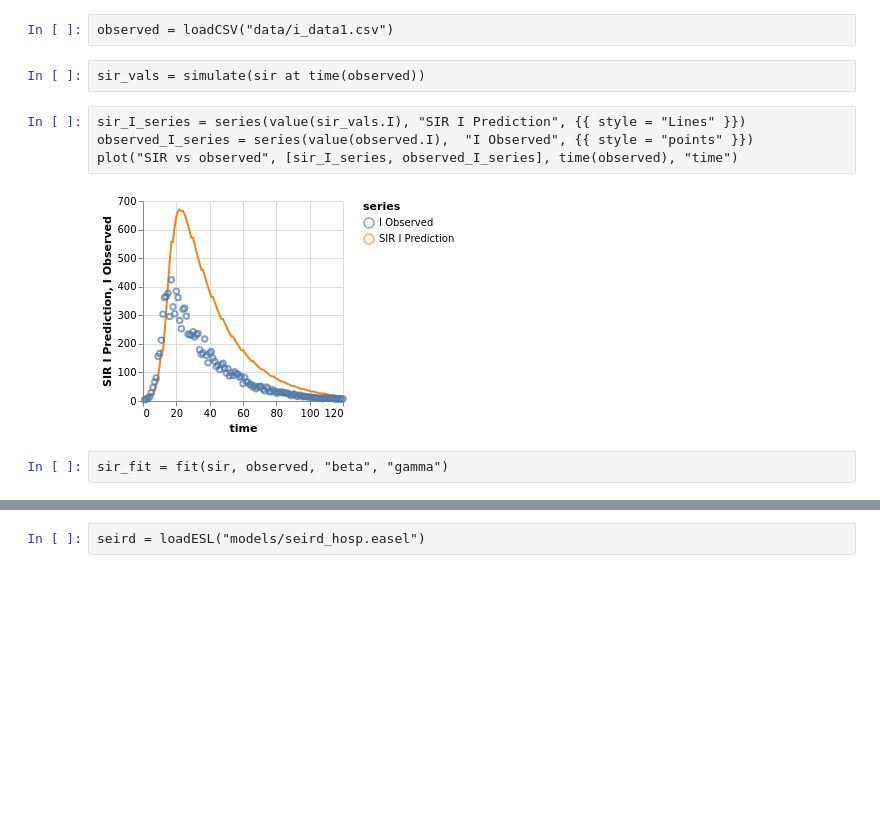
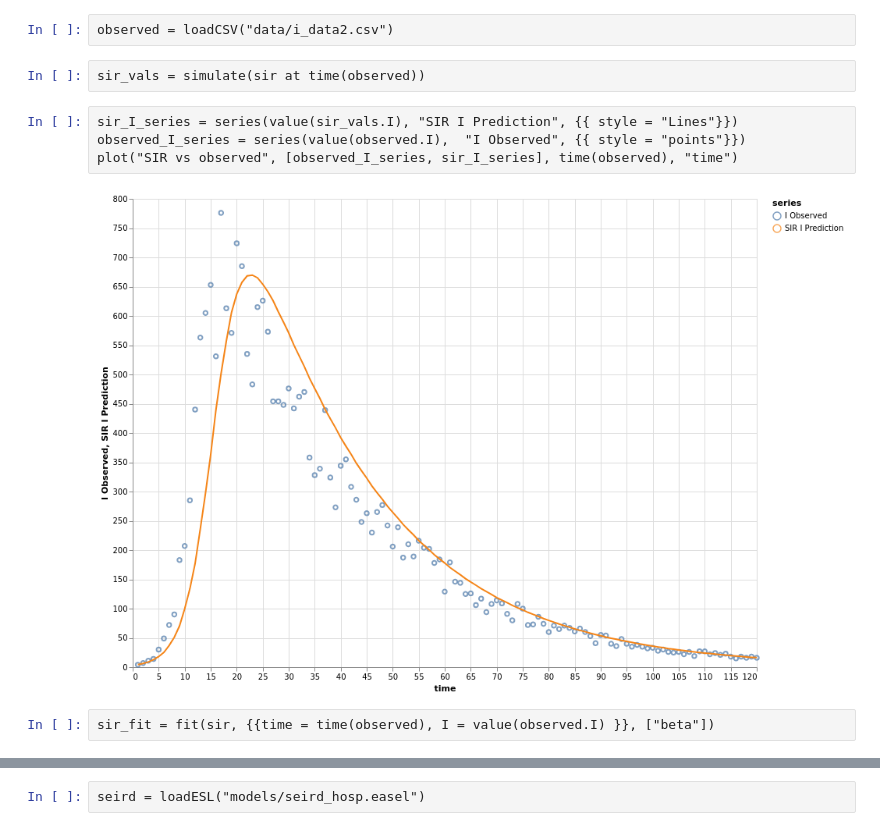
Before and after one commit to GaloisInc/ASKE-E, a Jupyter notebook: jupyter/Demo Notebooks/FittingComposition Demo.ipynb, the cells around one changed output, grey strips where cells are left out. Drawn from its saved outputs; the diff is of its cells as text; blank space fills up the shorter version.

```diff
--- a/jupyter/Demo Notebooks/FittingComposition Demo.ipynb
+++ b/jupyter/Demo Notebooks/FittingComposition Demo.ipynb
@@ -15,17 +15,17 @@ define sir
     gamma,   I     --> R
 end
 # %%
-observed = loadCSV("data/i_data1.csv")
+observed = loadCSV("data/i_data2.csv")
 # %%
 sir_vals = simulate(sir at time(observed))
 # %%
-sir_I_series = series(value(sir_vals.I), "SIR I Prediction", {{ style = "Lines" }})
-observed_I_series = series(value(observed.I),  "I Observed", {{ style = "points" }})
-plot("SIR vs observed", [sir_I_series, observed_I_series], time(observed), "time")
+sir_I_series = series(value(sir_vals.I), "SIR I Prediction", {{ style = "Lines"}})
+observed_I_series = series(value(observed.I),  "I Observed", {{ style = "points"}})
+plot("SIR vs observed", [observed_I_series, sir_I_series], time(observed), "time")
 # %% [output]
-[figure, old version]
+[figure, new version]
 # %%
-sir_fit = fit(sir, observed, "beta", "gamma")
+sir_fit = fit(sir, {{time = time(observed), I = value(observed.I) }}, ["beta"])
 # %%
 describeModel(sir)
 sir_withFit = withParams(sir, sir_fit.values)
```
Also changed, not shown: parts of 9 cells of this notebook, 5 other files.
